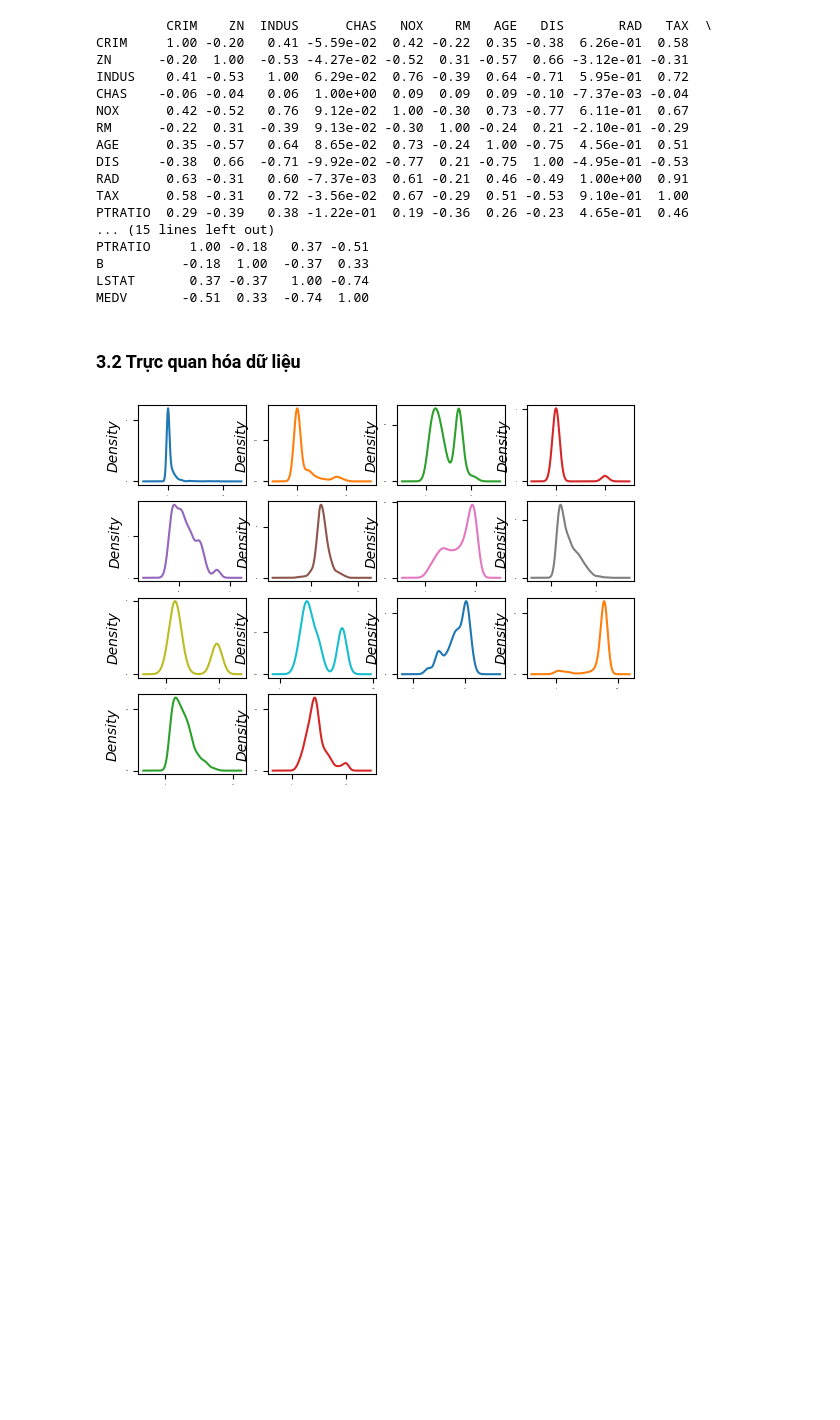
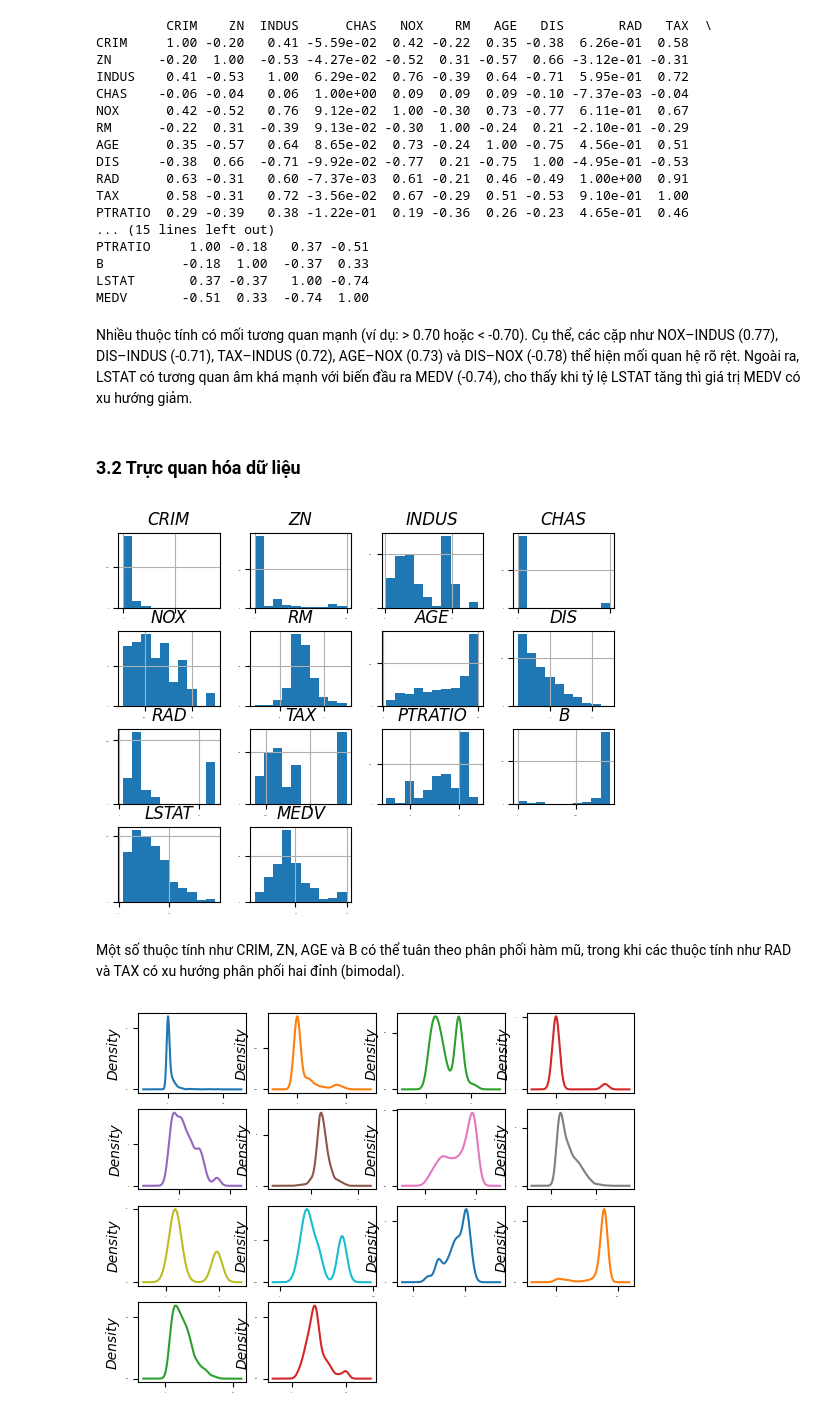
Before and after one commit to huynhnhatminh20/SGU_khai_pha_du_lieu_DDU1231, a Jupyter notebook: Thực hành/Housing_project/EDA/EDA.ipynb, the cells around one changed output. Cells and saved outputs as stored; diff of their text form; code cells hidden in the pictures; blank space fills up the shorter version.

```diff
--- a/Thực hành/Housing_project/EDA/EDA.ipynb
+++ b/Thực hành/Housing_project/EDA/EDA.ipynb
@@ -159,8 +161,18 @@ PTRATIO     1.00 -0.18   0.37 -0.51
 B          -0.18  1.00  -0.37  0.33
 LSTAT       0.37 -0.37   1.00 -0.74
 MEDV       -0.51  0.33  -0.74  1.00
+# %% [markdown]
+ Nhiều thuộc tính có mối tương quan mạnh (ví dụ: > 0.70 hoặc < -0.70). Cụ thể, các cặp như NOX–INDUS (0.77), DIS–INDUS (-0.71), TAX–INDUS (0.72), AGE–NOX (0.73) và DIS–NOX (-0.78) thể hiện mối quan hệ rõ rệt. Ngoài ra, LSTAT có tương quan âm khá mạnh với biến đầu ra MEDV (-0.74), cho thấy khi tỷ lệ LSTAT tăng thì giá trị MEDV có xu hướng giảm.
 # %% [markdown]
 ### 3.2 Trực quan hóa dữ liệu
+# %%
+# histograms
+dataset.hist(sharex=False, sharey=False, xlabelsize=1, ylabelsize=1)
+pyplot.show()
+# %% [output]
+[figure, added]
+# %% [markdown]
+Một số thuộc tính như CRIM, ZN, AGE và B có thể tuân theo phân phối hàm mũ, trong khi các thuộc tính như RAD và TAX có xu hướng phân phối hai đỉnh (bimodal).
 # %%
 # density
 dataset.plot(kind='density', subplots=True, layout=(4,4), sharex=False, legend=False,
```
Also changed, not shown: parts of 6 cells of this notebook, 4 other files.
